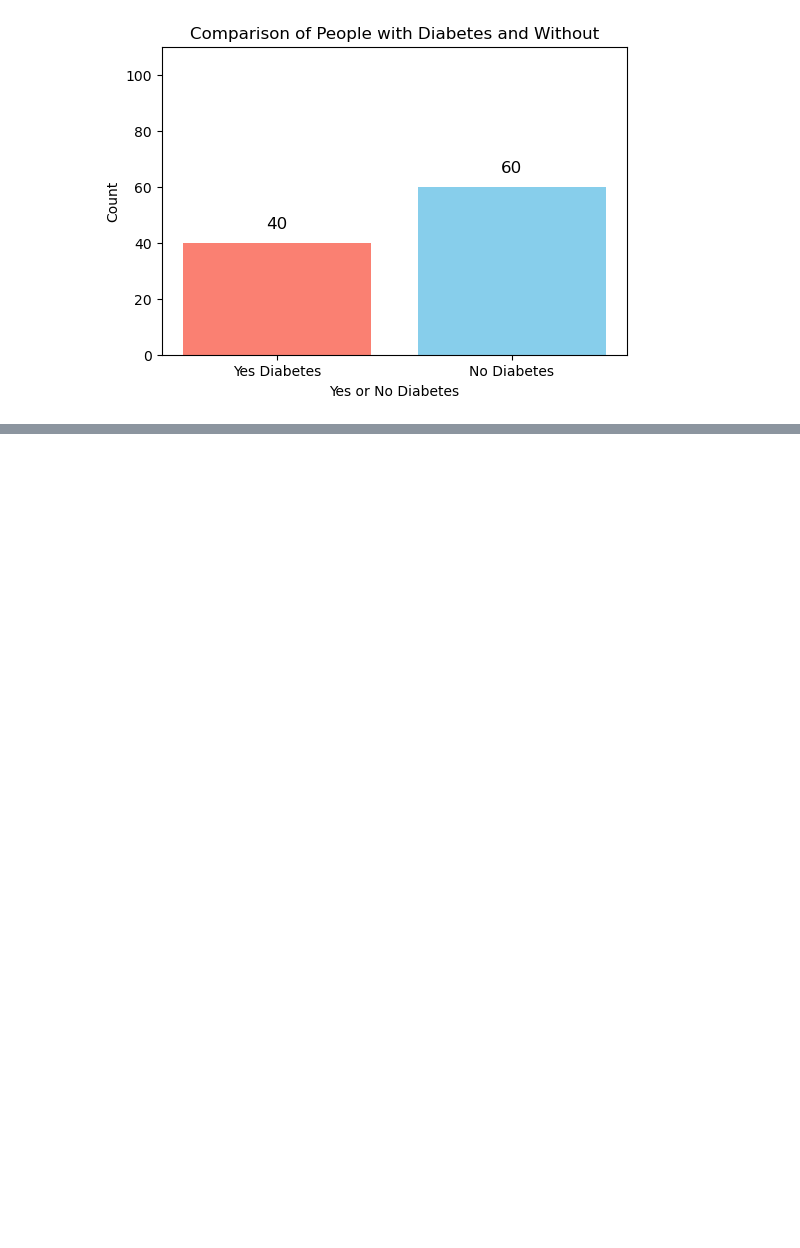
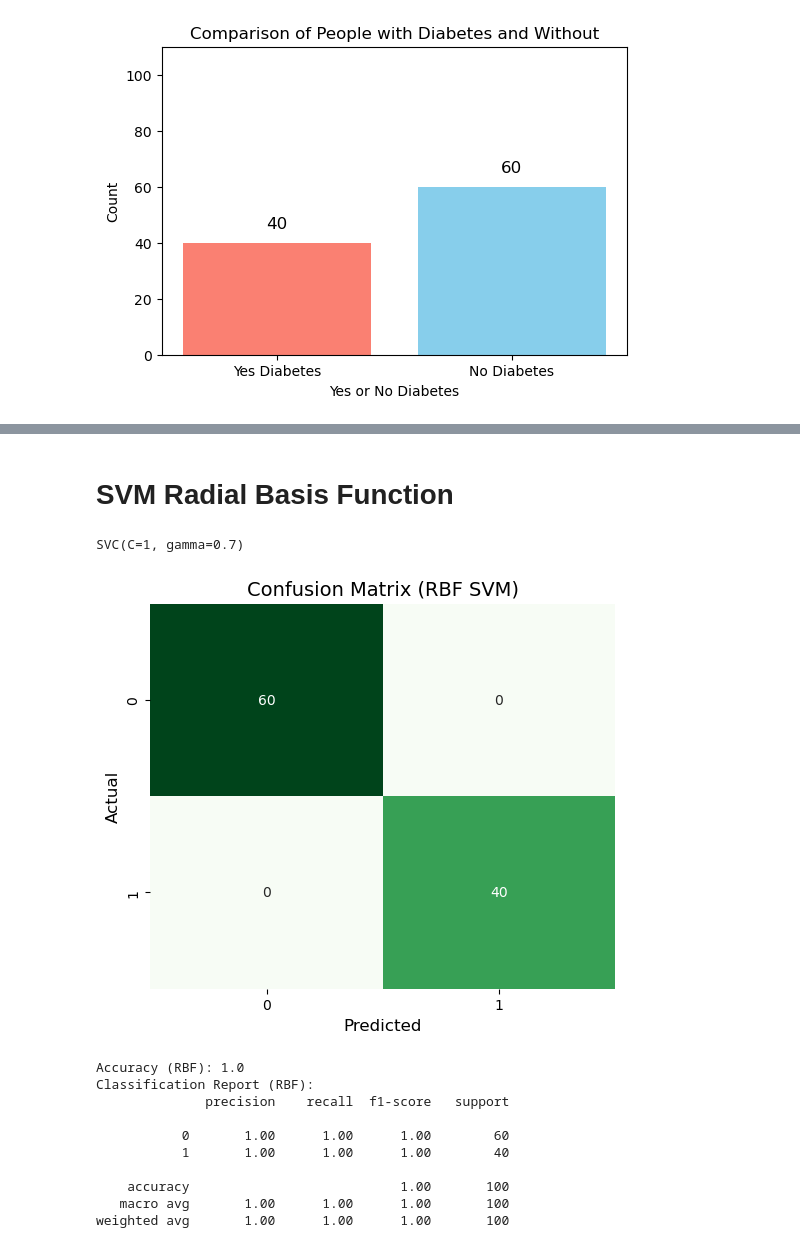
Before and after one commit to jwu249/is407_final_project, a Jupyter notebook: final_project/final_project.ipynb, the cells around one changed output, grey strips where cells are left out. Saved outputs shown, nothing was run; the diff lists cells and outputs as text; code cells hidden in the pictures; blank space fills up the shorter version.

```diff
--- a/final_project/final_project.ipynb
+++ b/final_project/final_project.ipynb
@@ -62,0 +237,4 @@ Y = df[['diabetes_yes_no']]
+# %% [markdown]
+# SVM Radial Basis Function
+# %%
+svm_rbf = svm.SVC(kernel="rbf", gamma=0.7, C = 1)
@@ -62,0 +243,36 @@ Y = df[['diabetes_yes_no']]
+# %%
+svm_rbf.fit(X, Y)
+# %% [output]
+SVC(C=1, gamma=0.7)
+# %%
+Y_pred_rbf = svm_rbf.predict(X)
+# %%
+conf_matrix_rbf = confusion_matrix(Y, Y_pred_rbf)
+
+
+plt.figure(figsize=(6, 5))
+sn.heatmap(conf_matrix_rbf, annot=True, fmt='d', cmap='Greens', cbar=False)
+
+plt.title("Confusion Matrix (RBF SVM)", fontsize=14)
+plt.xlabel("Predicted", fontsize=12)
+plt.ylabel("Actual", fontsize=12)
+plt.show()
+
+# Evaluate performance
+accuracy_rbf = accuracy_score(Y, Y_pred_rbf)
+print("Accuracy (RBF):", accuracy_rbf)
+
+print("Classification Report (RBF):")
+print(classification_report(Y, Y_pred_rbf))
+# %% [output]
+[figure, added]
+Accuracy (RBF): 1.0
+Classification Report (RBF):
+              precision    recall  f1-score   support
+
+           0       1.00      1.00      1.00        60
+           1       1.00      1.00      1.00        40
+
+    accuracy                           1.00       100
+   macro avg       1.00      1.00      1.00       100
+weighted avg       1.00      1.00      1.00       100
```
Also changed, not shown: parts of 13 cells of this notebook.
